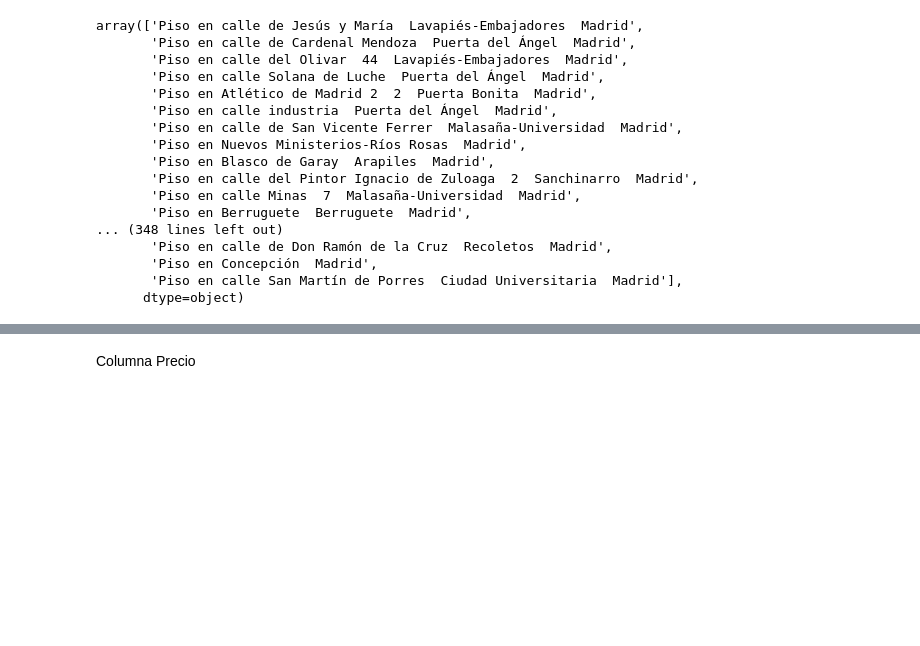
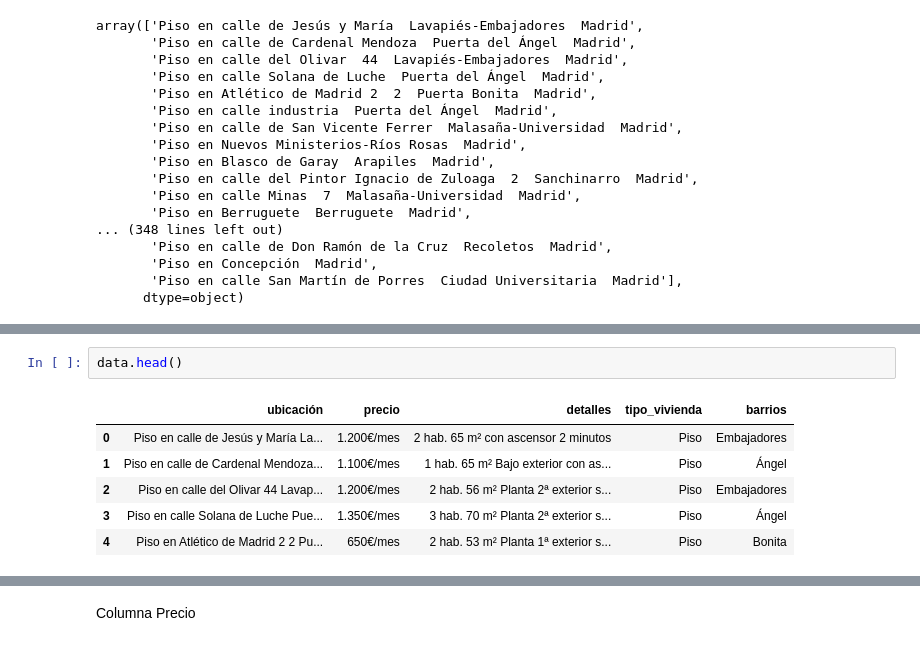
Before and after one commit to filokaizen/Rent-in-Madrid, a Jupyter notebook: Jupyters/main.ipynb, the cells around one changed output, grey strips where cells are left out. Cells and saved outputs as stored; diff of their text form; blank space fills up the shorter version.

```diff
--- a/Jupyters/main.ipynb
+++ b/Jupyters/main.ipynb
@@ -127,0 +130,9 @@ barrios_madrid = ['Arganzuela', 'Acacias', 'Atocha', 'Chopera', 'Delicias', 'Imp
+# %%
+data.head()
+# %% [output]
+|  | ubicación | precio | detalles | tipo_vivienda | barrios |
+| 0 | Piso en calle de Jesús y María La... | 1.200€/mes | 2 hab. 65 m² con ascensor 2 minutos | Piso | Embajadores |
+| 1 | Piso en calle de Cardenal Mendoza... | 1.100€/mes | 1 hab. 65 m² Bajo exterior con as... | Piso | Ángel |
+| 2 | Piso en calle del Olivar 44 Lavap... | 1.200€/mes | 2 hab. 56 m² Planta 2ª exterior s... | Piso | Embajadores |
+| 3 | Piso en calle Solana de Luche Pue... | 1.350€/mes | 3 hab. 70 m² Planta 2ª exterior s... | Piso | Ángel |
+| 4 | Piso en Atlético de Madrid 2 2 Pu... | 650€/mes | 2 hab. 53 m² Planta 1ª exterior s... | Piso | Bonita |
```
Also changed, not shown: parts of 14 cells of this notebook.
